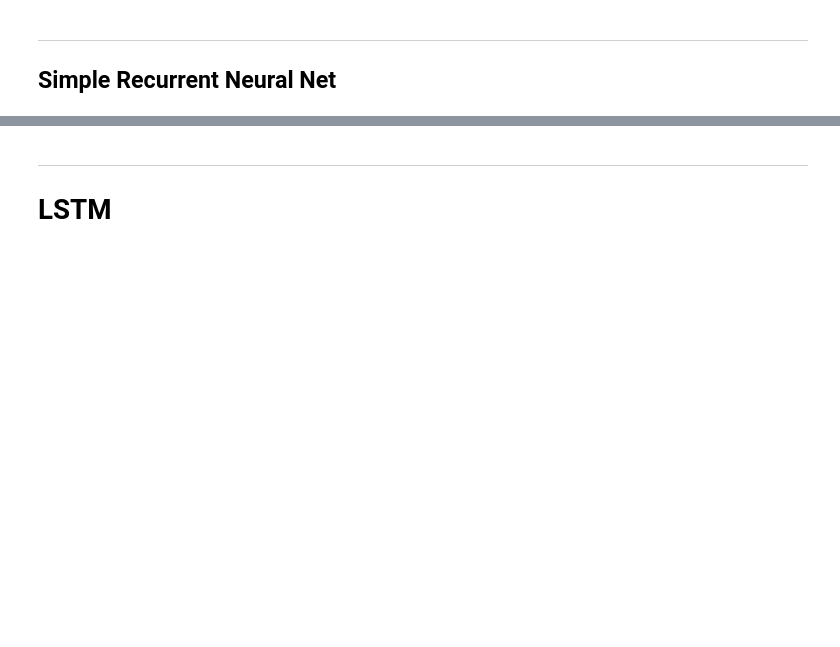
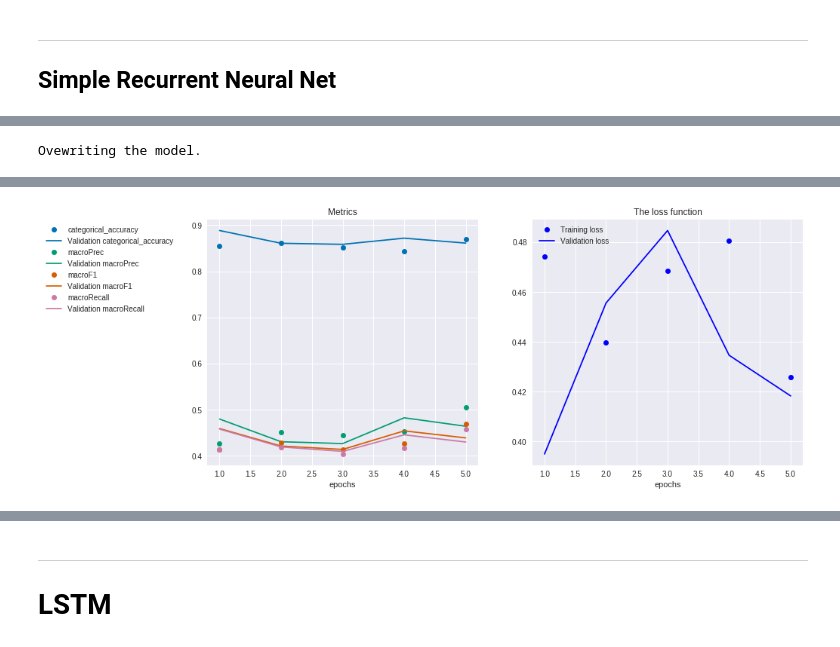
Before and after one commit to olszewskip/ArXiv_Classifier, a Jupyter notebook: keras_RNN_LSTM.ipynb, the cells around one changed output, grey strips where cells are left out. Drawn from its saved outputs; the diff is of its cells as text; code cells hidden in the pictures; blank space fills up the shorter version.

```diff
--- a/keras_RNN_LSTM.ipynb
+++ b/keras_RNN_LSTM.ipynb
@@ -62,7 +122,7 @@ embedd_file_myloss = os.path.join('keras_GlobalAvg_GridSearch_results', '')
 ---
 ## Simple Recurrent Neural Net
 # %%
-layers_rnn = [SimpleRNN(100, dropout=0.1, recurrent_dropout=0.1)]
+layers_rnn = [SimpleRNN(24, dropout=0.1, recurrent_dropout=0.1)]
 # %%
 # 1
 
@@ -72,5 +132,5 @@ model_rnn1 = BlackBox(tag="SRNN",\
                       layers=layers_rnn, loss=loss, batch_size=batch_size, optimizer=optimizer,\
                       epochs=epochs, metrics=my_metrics)
 
-model_rnn1.load_embedd(embedd_file_crossent)
+model_rnn1.load_embedd(embedd_file_crossent, trainable=True)
 model_rnn1.summary()
@@ -77,4 +152,4 @@ model_rnn1.summary()
 # %%
-model_rnn1.fit()
+model_rnn1.fit(X_train, y_train, validate_on=(X_val, y_val))
 model_rnn1.Ksave()
 model_rnn1.save_hist()
@@ -81,5 +170,8 @@ model_rnn1.save_hist()
 # %%
-# model_rnn1.load_hist()
-# model_rnn1.Kload()
+model_rnn1.load_hist()
+model_rnn1.Kload()
+# %% [output]
+Ovewriting the model.
 # %%
-model_rnn1.plot()
+model_rnn1.plot(with_loss=True)
+# %% [output]
@@ -86,2 +179,3 @@ model_rnn1.plot()
+[figure, added]
 # %%
 eval_rnn1 = model_rnn1.evaluate(X_val, y_val)
```
Also changed, not shown: parts of 33 cells of this notebook.
